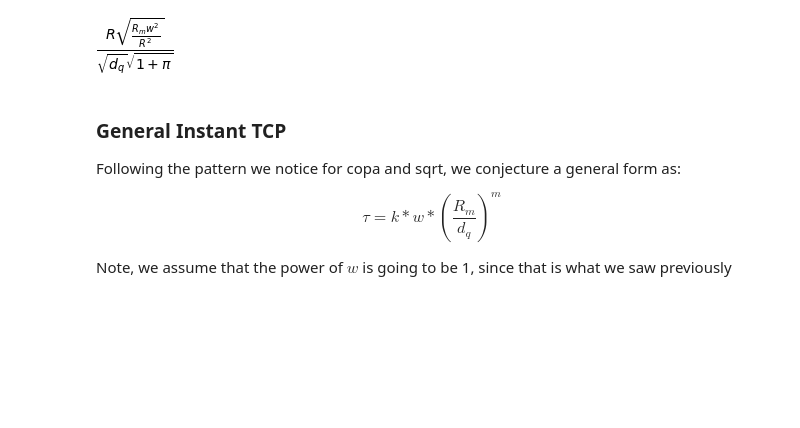
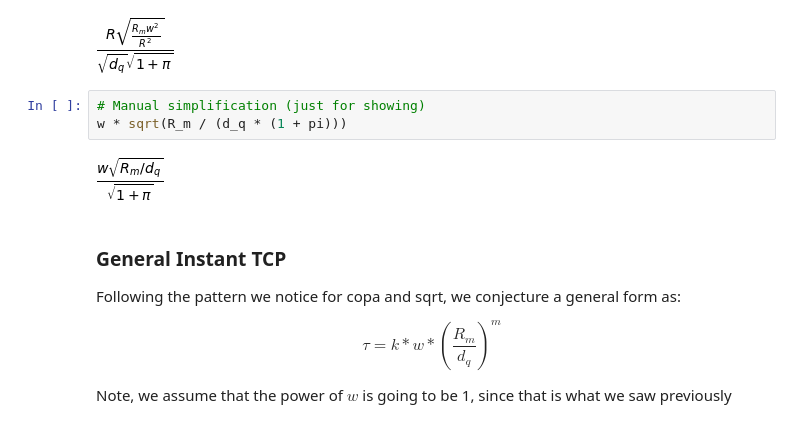
Before and after one commit to venkatarun95/cc_sim, a Jupyter notebook: analysis/instant_tcp_design.ipynb, the cells around one changed output. Saved outputs shown, nothing was run; the diff lists cells and outputs as text; blank space fills up the shorter version.

```diff
--- a/analysis/instant_tcp_design.ipynb
+++ b/analysis/instant_tcp_design.ipynb
@@ -92,6 +105,11 @@ In practice, we estimate $B$ as $B = w * R_m / R$. Let's plug that in
 simplify(tau_with_B.subs(B, w * R_m / R).subs(mu * R_m, B).subs(B, w * R_m / R))
 # %% [output]
 [figure]
+# %%
+# Manual simplification (just for showing)
+w * sqrt(R_m / (d_q * (1 + pi)))
+# %% [output]
+[figure, added]
 # %% [markdown]
 ### General Instant TCP
 Following the pattern we notice for copa and sqrt, we conjecture a general form as:
```
Also changed, not shown: parts of 31 cells of this notebook.
